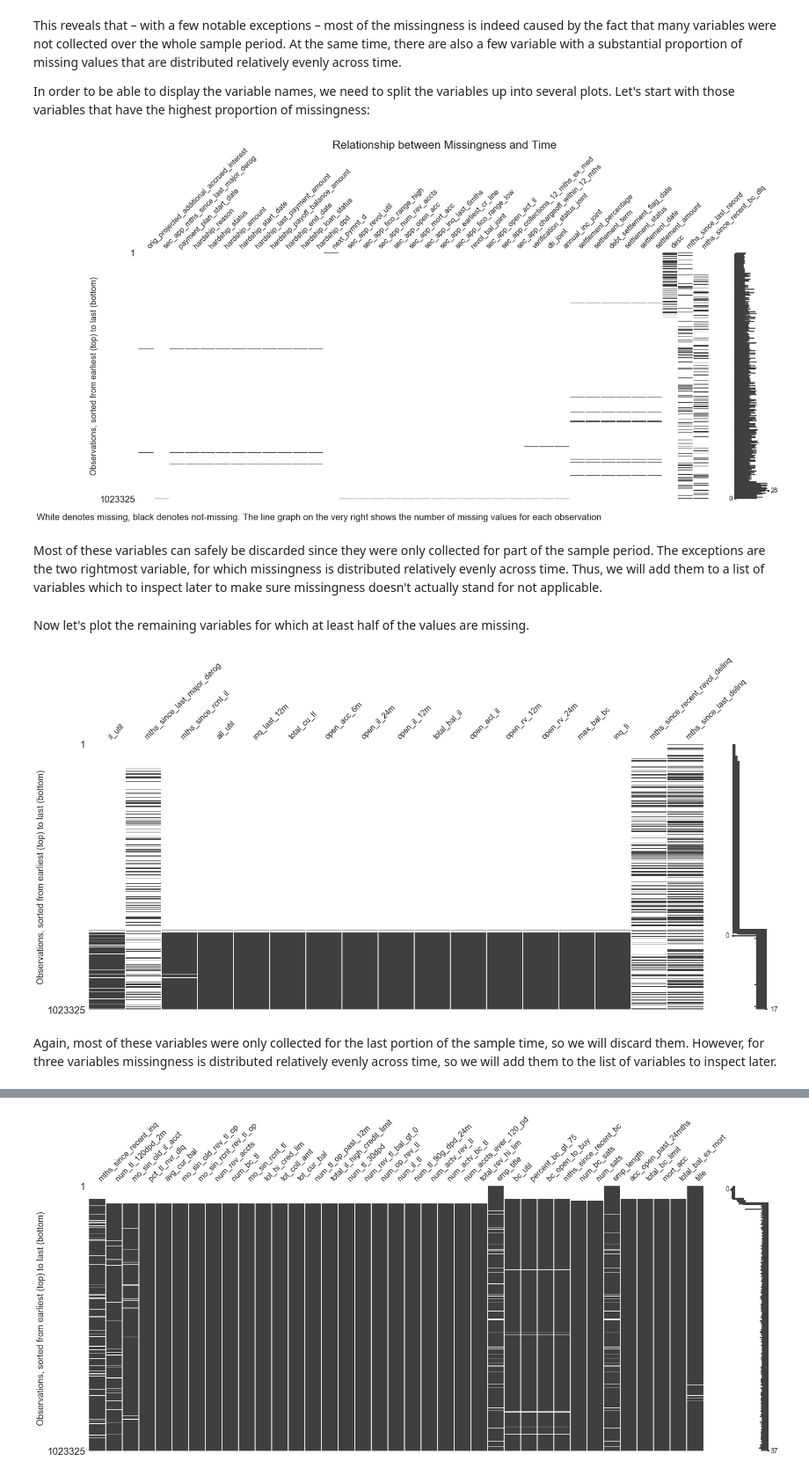
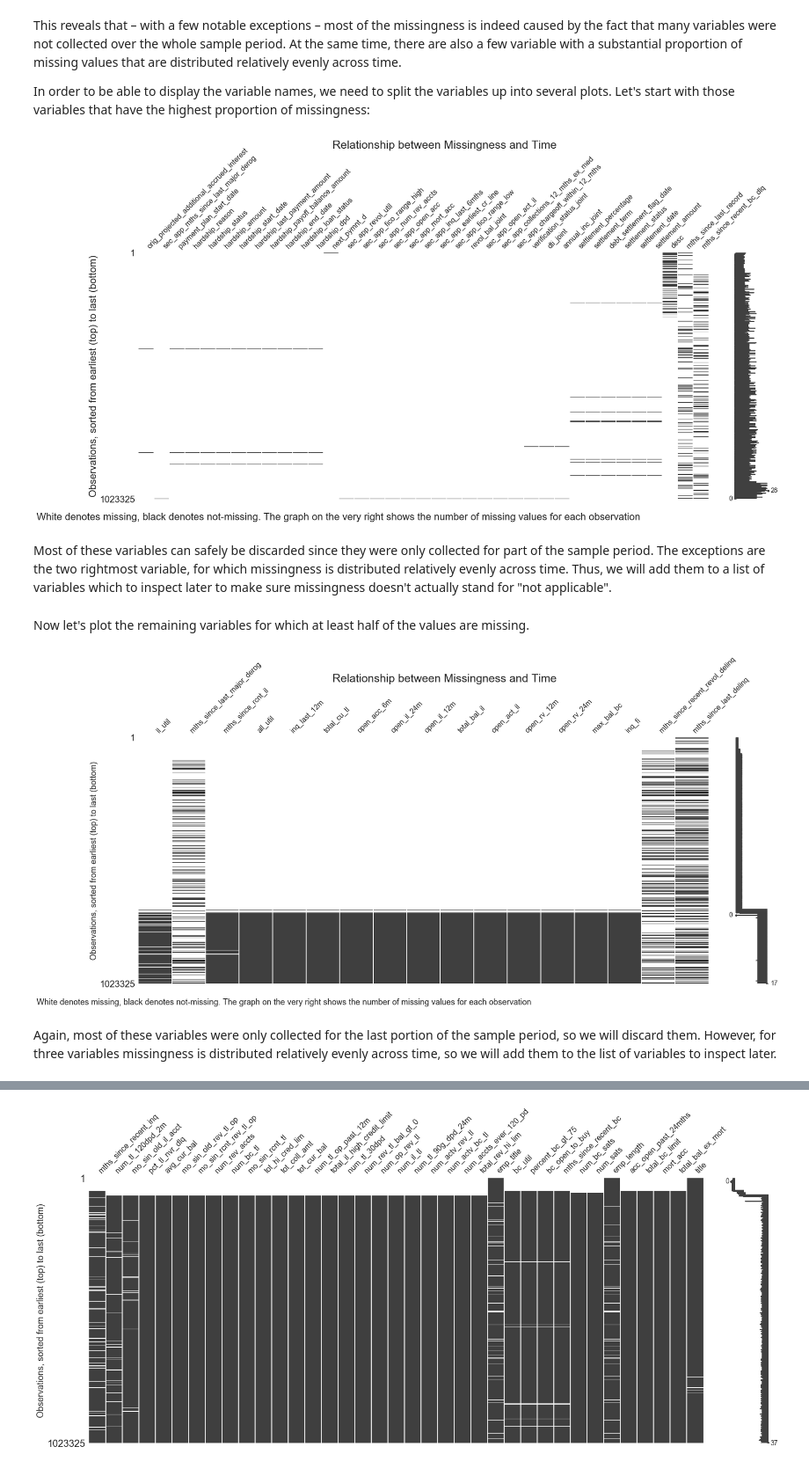
Before and after one commit to tloeber/Springboard, a Jupyter notebook: lending_club/lending_club_1.ipynb, the cells around one changed output, grey strips where cells are left out. Shown at 88% size. Drawn from its saved outputs; the diff is of its cells as text; code cells hidden in the pictures.

```diff
--- a/lending_club/lending_club_1.ipynb
+++ b/lending_club/lending_club_1.ipynb
@@ -292,14 +243,14 @@ variables_to_plot_1 = missing[missing>.75].index # Select columns
 missingno.matrix(all_data.loc[:, variables_to_plot_1])
 plt.figtext(x=.5, y=1.2, s='Relationship between Missingness and Time',
             fontsize=25, horizontalalignment='center')
-plt.ylabel('Observations, sorted from earliest (top) to last (bottom)', fontsize = 18)
-plt.figtext(x=0, y=.06, s='White denotes missing, black denotes not-missing. The line graph on the very right '
-            'shows the number of missing values for each observation', fontsize=20)
+plt.ylabel('Observations, sorted from earliest (top) to last (bottom)', fontsize = 22)
+plt.figtext(x=0, y=.06, s='White denotes missing, black denotes not-missing. The graph on the very right '
+            'shows the number of missing values for each observation', fontsize=22)
 plt.show();
 # %% [output]
-[figure, old version]
+[figure, new version]
 # %% [markdown]
-Most of these variables can safely be discarded since they were only collected for part of the sample period. The exceptions are the two rightmost variable, for which missingness is distributed relatively evenly across time. Thus, we will add them to a list of variables which to inspect later to make sure missingness doesn't actually stand for not applicable.
+Most of these variables can safely be discarded since they were only collected for part of the sample period. The exceptions are the two rightmost variable, for which missingness is distributed relatively evenly across time. Thus, we will add them to a list of variables which to inspect later to make sure missingness doesn't actually stand for "not applicable".
 # %%
 # Create a list of variables to inspect later, and add the last two variables
 variables_to_inspect = list(variables_to_plot_1[-2:])
@@ -312,12 +263,16 @@ Now let's plot the remaining variables for which at least half of the values are
 # %%
 variables_to_plot_2 = missing[(missing <= .75) & (missing > .5)].index # Select columns
 missingno.matrix(all_data.loc[:, variables_to_plot_2])
 plt.ylabel('Observations, sorted from earliest (top) to last (bottom)', fontsize = 18)
+plt.figtext(x=.5, y=1.05, s='Relationship between Missingness and Time',
+            fontsize=25, horizontalalignment='center')
+plt.figtext(x=0, y=.06, s='White denotes missing, black denotes not-missing. The graph on the very right '
+            'shows the number of missing values for each observation', fontsize=18)
 plt.show();
 # %% [output]
-[figure, old version]
+[figure, new version]
 # %% [markdown]
-Again, most of these variables were only collected for the last portion of the sample time, so we will discard them. However, for three variables missingness is distributed relatively evenly across time, so we will add them to the list of variables to inspect later.
+Again, most of these variables were only collected for the last portion of the sample period, so we will discard them. However, for three variables missingness is distributed relatively evenly across time, so we will add them to the list of variables to inspect later.
 # %%
 # Add variables to list of variables to inspect later
 variables_to_inspect.extend(['mths_since_last_major_derog', 'mths_since_recent_revol_delinq',
```
Also changed, not shown: parts of 38 cells of this notebook.
